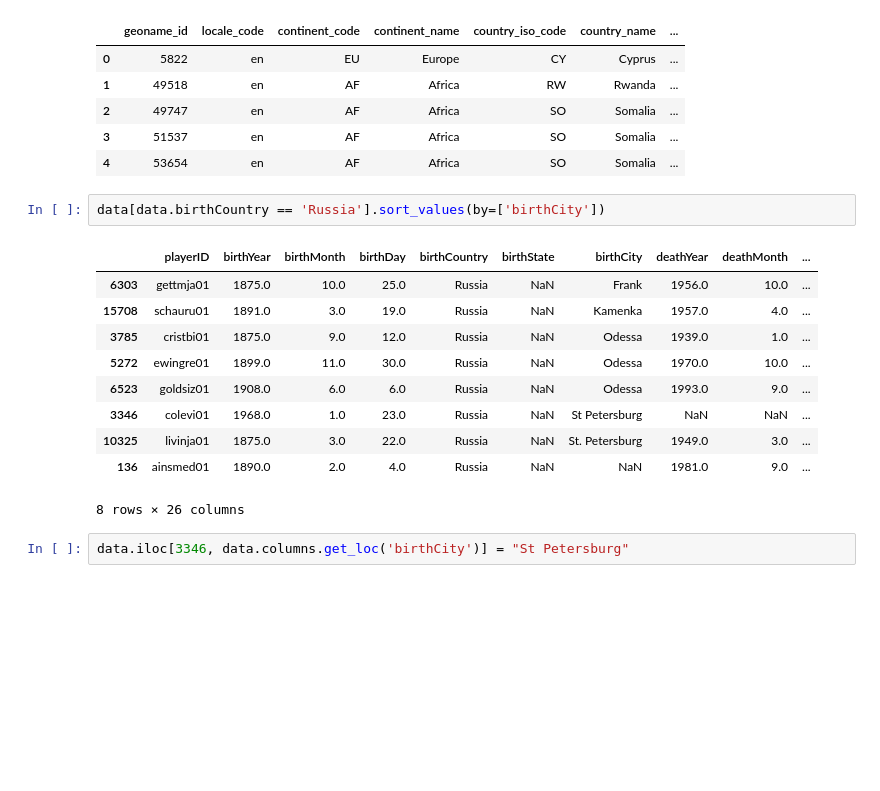
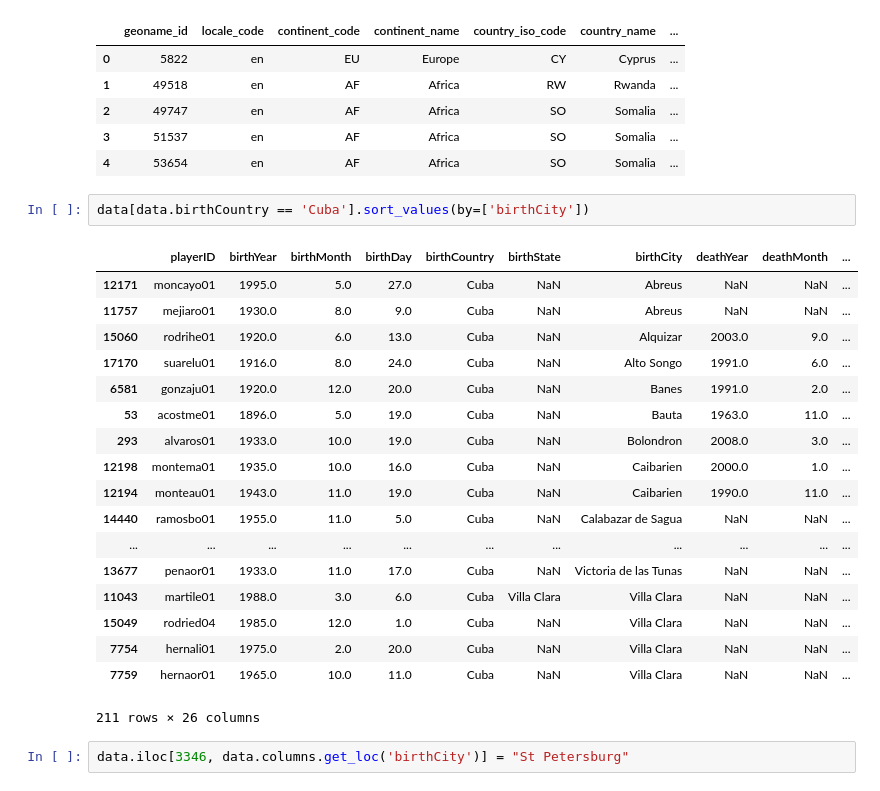
Before and after one commit to TrevorCap/BaseballVisualization, a Jupyter notebook: data/Cleaner.ipynb, the cells around one changed output. Cells and saved outputs as stored; diff of their text form; blank space fills up the shorter version.

```diff
--- a/data/Cleaner.ipynb
+++ b/data/Cleaner.ipynb
@@ -14,18 +14,26 @@ locations.head()
 | 3 | 51537 | en | AF | Africa | SO | Somalia | ... |
 | 4 | 53654 | en | AF | Africa | SO | Somalia | ... |
 # %%
-data[data.birthCountry == 'Russia'].sort_values(by=['birthCity'])
+data[data.birthCountry == 'Cuba'].sort_values(by=['birthCity'])
 # %% [output]
 |  | playerID | birthYear | birthMonth | birthDay | birthCountry | birthState | birthCity | deathYear | deathMonth | ... |
-| 6303 | gettmja01 | 1875.0 | 10.0 | 25.0 | Russia | NaN | Frank | 1956.0 | 10.0 | ... |
-| 15708 | schauru01 | 1891.0 | 3.0 | 19.0 | Russia | NaN | Kamenka | 1957.0 | 4.0 | ... |
-| 3785 | cristbi01 | 1875.0 | 9.0 | 12.0 | Russia | NaN | Odessa | 1939.0 | 1.0 | ... |
-| 5272 | ewingre01 | 1899.0 | 11.0 | 30.0 | Russia | NaN | Odessa | 1970.0 | 10.0 | ... |
-| 6523 | goldsiz01 | 1908.0 | 6.0 | 6.0 | Russia | NaN | Odessa | 1993.0 | 9.0 | ... |
-| 3346 | colevi01 | 1968.0 | 1.0 | 23.0 | Russia | NaN | St Petersburg | NaN | NaN | ... |
-| 10325 | livinja01 | 1875.0 | 3.0 | 22.0 | Russia | NaN | St. Petersburg | 1949.0 | 3.0 | ... |
-| 136 | ainsmed01 | 1890.0 | 2.0 | 4.0 | Russia | NaN | NaN | 1981.0 | 9.0 | ... |
+| 12171 | moncayo01 | 1995.0 | 5.0 | 27.0 | Cuba | NaN | Abreus | NaN | NaN | ... |
+| 11757 | mejiaro01 | 1930.0 | 8.0 | 9.0 | Cuba | NaN | Abreus | NaN | NaN | ... |
+| 15060 | rodrihe01 | 1920.0 | 6.0 | 13.0 | Cuba | NaN | Alquizar | 2003.0 | 9.0 | ... |
+| 17170 | suarelu01 | 1916.0 | 8.0 | 24.0 | Cuba | NaN | Alto Songo | 1991.0 | 6.0 | ... |
+| 6581 | gonzaju01 | 1920.0 | 12.0 | 20.0 | Cuba | NaN | Banes | 1991.0 | 2.0 | ... |
+| 53 | acostme01 | 1896.0 | 5.0 | 19.0 | Cuba | NaN | Bauta | 1963.0 | 11.0 | ... |
+| 293 | alvaros01 | 1933.0 | 10.0 | 19.0 | Cuba | NaN | Bolondron | 2008.0 | 3.0 | ... |
+| 12198 | montema01 | 1935.0 | 10.0 | 16.0 | Cuba | NaN | Caibarien | 2000.0 | 1.0 | ... |
+| 12194 | monteau01 | 1943.0 | 11.0 | 19.0 | Cuba | NaN | Caibarien | 1990.0 | 11.0 | ... |
+| 14440 | ramosbo01 | 1955.0 | 11.0 | 5.0 | Cuba | NaN | Calabazar de Sagua | NaN | NaN | ... |
+| ... | ... | ... | ... | ... | ... | ... | ... | ... | ... | ... |
+| 13677 | penaor01 | 1933.0 | 11.0 | 17.0 | Cuba | NaN | Victoria de las Tunas | NaN | NaN | ... |
+| 11043 | martile01 | 1988.0 | 3.0 | 6.0 | Cuba | Villa Clara | Villa Clara | NaN | NaN | ... |
+| 15049 | rodried04 | 1985.0 | 12.0 | 1.0 | Cuba | NaN | Villa Clara | NaN | NaN | ... |
+| 7754 | hernali01 | 1975.0 | 2.0 | 20.0 | Cuba | NaN | Villa Clara | NaN | NaN | ... |
+| 7759 | hernaor01 | 1965.0 | 10.0 | 11.0 | Cuba | NaN | Villa Clara | NaN | NaN | ... |
-8 rows × 26 columns
+211 rows × 26 columns
 # %%
 data.iloc[3346, data.columns.get_loc('birthCity')] = "St Petersburg"
 # %%
```
Also changed, not shown: 3 other files.
